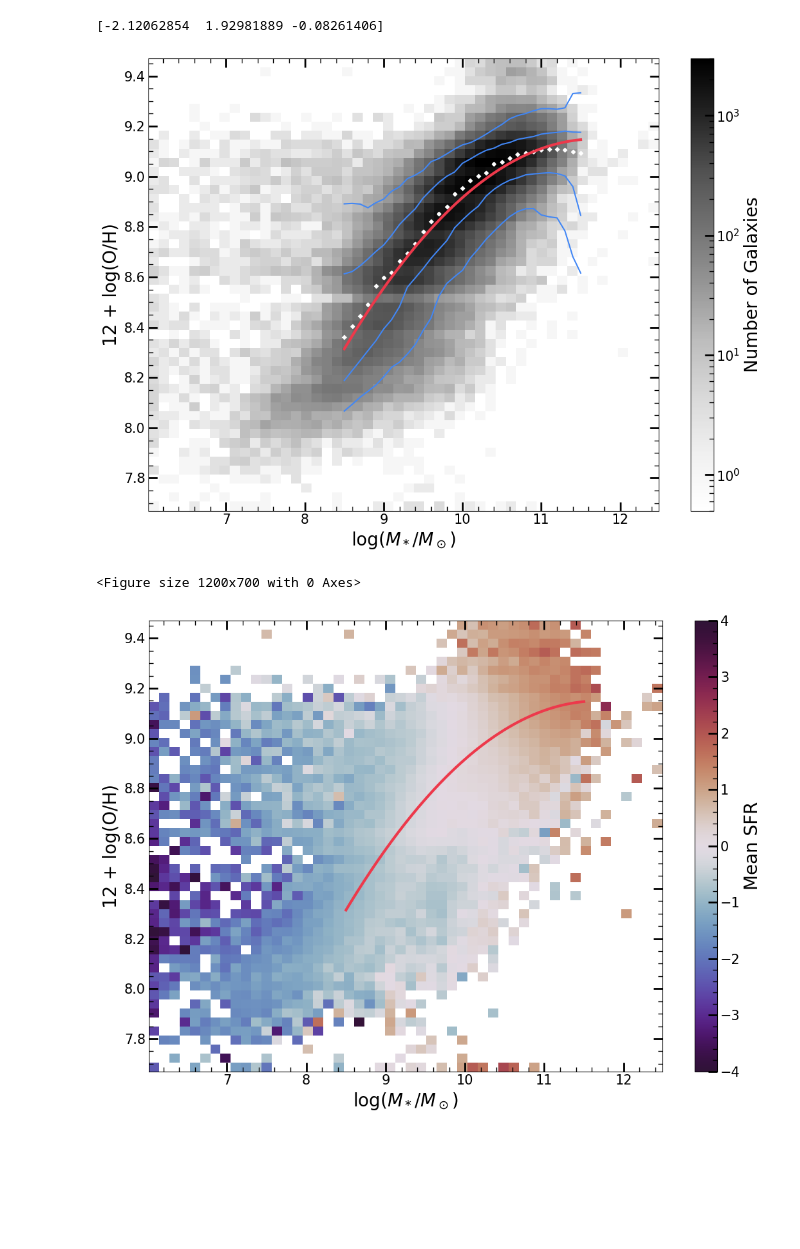
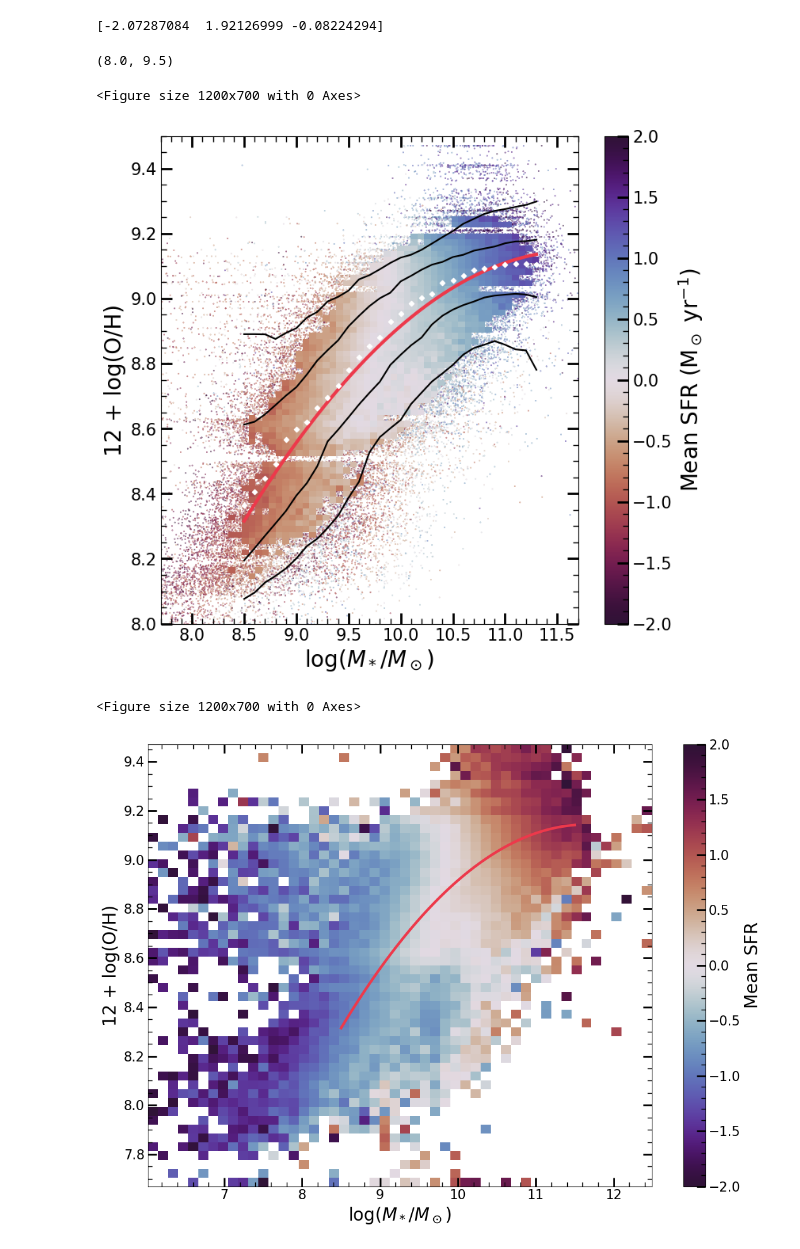
Before and after one commit to pabblet/HW2_AS730, a Jupyter notebook: 1/mass-metallicity.ipynb, the cells around one changed output. Saved outputs shown, nothing was run; the diff lists cells and outputs as text; code cells hidden in the pictures; blank space fills up the shorter version.

```diff
--- a/1/mass-metallicity.ipynb
+++ b/1/mass-metallicity.ipynb
@@ -86,57 +148,72 @@ plt.show()
 # %%
-mask2= np.where((stellarM>8.5)*(stellarM<11.5))
+hist, x, y= np.histogram2d(stellarM, OH, bins=100)
 
-plt.figure(figsize=(11, 8))
+SFR_sum, _, _= np.histogram2d(stellarM, OH, bins=[x, y], weights=SFR)
+SFR_count, _, _= np.histogram2d(stellarM, OH, bins=[x, y])
+SFR_mean= np.divide(SFR_sum, SFR_count, out=np.zeros_like(SFR_sum))
+SFR_mean[SFR_count<30]= np.nan
+plt.clf()
+
+plt.figure(figsize=(8.5, 8))
+plt.scatter(stellarM, OH, c=SFR, cmap=get_cmap('twilight_shifted').reversed(), s=0.1)
+plt.xlabel(f'log($M_*/M_\odot$)')
+plt.ylabel(f'12 + log(O/H)')
+plt.xlim(7.7, 11.7)
+plt.ylim(8, 9.5)
+
+hist_masked = np.copy(hist)
+hist_masked[hist_masked<30]= np.nan
+
+pcm = plt.pcolormesh(x, y, SFR_mean.T, cmap=get_cmap('twilight_shifted').reversed(), vmin=-2, vmax=2)
+cbar= plt.colorbar(pcm, label=r'Mean SFR (M$_\odot$ yr$^{-1}$)')
+
+
+mask2= np.where((stellarM>8.5)*(stellarM<11.3))
 
 p2_5= []
 p16= []
 p50= []
 p84= []
 p97_5= []
 
 a=8.45
 b=8.65
-for i in range(31):
+for i in range(29):
     mask= np.where((stellarM>a)*(stellarM<b))
     p2_5.append(np.percentile(OH[mask], 2.5))
     p16.append(np.percentile(OH[mask], 16))
     p50.append(np.percentile(OH[mask], 50))
     p84.append(np.percentile(OH[mask], 84))
     p97_5.append(np.percentile(OH[mask], 97.5))
     a+=0.1
     b+=0.1
 
 #fit
 popt, _ = curve_fit(fit, stellarM[mask2], OH[mask2])
 A= popt[0]
 B= popt[1]
 C= popt[2]
 print(popt)
-m= np.linspace(8.5, 11.5, 100)
-plt.plot(m, fit(m, A, B, C), c='#ed394b', lw=3)
+m= np.linspace(8.5, 11.3, 100)
+plt.plot(m, fit(m, A, B, C), c='#ed394b', lw=3, zorder=1)
 
-#2dhist
-h= plt.hist2d(stellarM, OH, bins=50, cmap='Greys', norm=mcolors.LogNorm())
-cbar= plt.colorbar(h[3], label='Number of Galaxies')
-h[3].set_clim(5e-1, 3e3)
-
-#Contours at 1 and 2 sigma
-#per xbin calculate 2.5, 16, 50, 84, 97.5 percentiles
-mass_contours= np.linspace(8.5, 11.5, 31)
-plt.plot(mass_contours, p2_5, c='#4287f5')
-plt.plot(mass_contours, p16, c='#4287f5')
-plt.scatter(mass_contours, p50, c='w', marker='D', s=10)
-plt.plot(mass_contours, p84, c='#4287f5')
-plt.plot(mass_contours, p97_5, c='#4287f5')
+#1 and 2 sigma
+mass_contours= np.linspace(8.5, 11.3, 29)
+plt.plot(mass_contours, p2_5, c='k')
+plt.plot(mass_contours, p16, c='k')
+plt.scatter(mass_contours, p50, c='w', marker='D', s=10, zorder=2)
+plt.plot(mass_contours, p84, c='k')
+plt.plot(mass_contours, p97_5, c='k')
 
 plt.xlabel(f'log($M_*/M_\odot$)')
 plt.ylabel(f'12 + log(O/H)')
-
-plt.tight_layout()
-plt.show()
+plt.xlim(7.7, 11.7)
+plt.ylim(8, 9.5)
 # %% [output]
-[-2.12062854  1.92981889 -0.08261406]
+[-2.07287084  1.92126999 -0.08224294]
+(8.0, 9.5)
+<Figure size 1200x700 with 0 Axes>
-[figure, old version]
+[figure, new version]
 # %%
 h, x, y, _= plt.hist2d(stellarM, OH, bins=50)
 SFR_sum, _, _ = np.histogram2d(stellarM, OH, bins=[x, y], weights=SFR)
@@ -147,7 +224,7 @@ plt.clf()
 plt.figure(figsize=(11, 8))
 
 #SFR colorbar
-mesh= plt.pcolormesh(x, y, SFR_mean.T, cmap='twilight_shifted', vmin=-4, vmax=4)
+mesh= plt.pcolormesh(x, y, SFR_mean.T, cmap='twilight_shifted', vmin=-2, vmax=2)
 cbar= plt.colorbar(mesh, label='Mean SFR')
 plt.plot(m, fit(m, A, B, C), c='#ed394b', lw=3)
 
@@ -157,6 +234,6 @@ plt.tight_layout()
 plt.show()
 # %% [output]
 <Figure size 1200x700 with 0 Axes>
-[figure, old version]
+[figure, new version]
 # %%
 mask= np.where(SFR>0)
```
Also changed, not shown: parts of 6 cells of this notebook, 5 other files.
